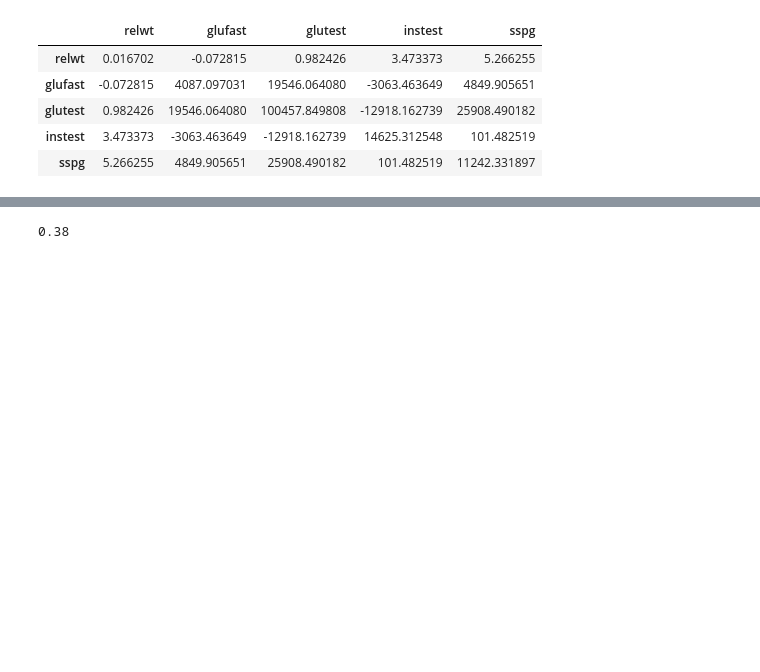
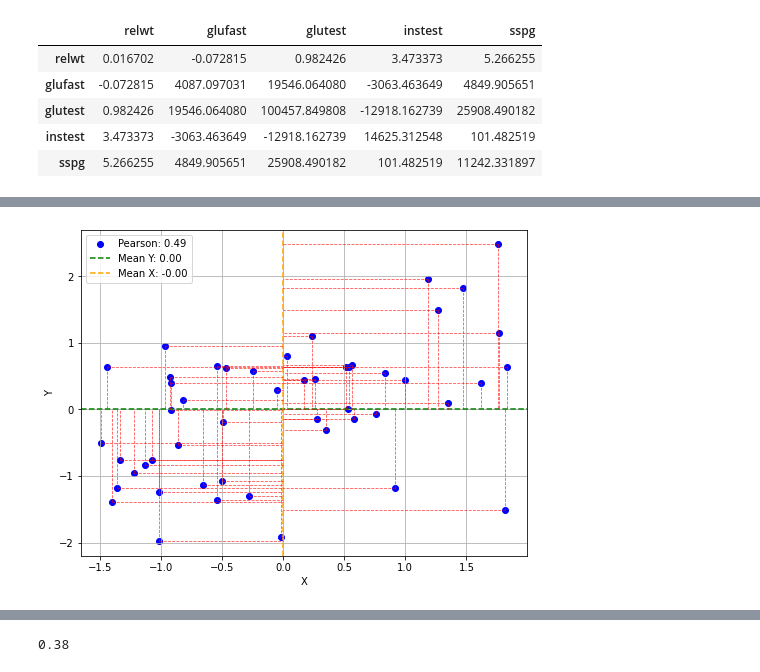
Before and after one commit to antoninofurnari/fadlecturenotes2425, a Jupyter notebook: lecturenotes/lectures/lecture3/02_associazione_variabili.ipynb, the cells around one changed output, grey strips where cells are left out. Drawn from its saved outputs; the diff is of its cells as text; code cells hidden in the pictures; blank space fills up the shorter version.

```diff
--- a/lecturenotes/lectures/lecture3/02_associazione_variabili.ipynb
+++ b/lecturenotes/lectures/lecture3/02_associazione_variabili.ipynb
@@ -643,0 +725,50 @@ Queste quantità hanno una interpretazione geometrica. Consideriamo il seguente
+# %%
+import matplotlib.pyplot as plt
+import numpy as np
+from scipy.stats import pearsonr, zscore
+
+# Generate example data
+np.random.seed(42)
+x = np.random.rand(50)
+y = 2 * x + 1 + np.random.randn(50)  # A linear relationship with some noise
+
+x = zscore(x)
+y = zscore(y)
+
+# Calculate the Covariance
+#cov = np.cov(x,y)[0,1]
+cov = pearsonr(x,y)[0]
+
+# Calculate the means of the two samples
+mean_x = np.mean(x)
+mean_y = np.mean(y)
+
+# Create a scatter plot
+plt.figure(figsize=(8, 6))
+plt.scatter(x, y, label=f'Pearson: {cov:.2f}', color='blue')
+
+# Plot the means as horizontal and vertical lines
+plt.axhline(mean_y, color='green', linestyle='--', label=f'Mean Y: {mean_y:.2f}')
+plt.axvline(mean_x, color='orange', linestyle='--', label=f'Mean X: {mean_x:.2f}')
+
+# Add line segments from data points to the respective mean lines
+for i in range(len(x)):
+    plt.plot([x[i], mean_x], [y[i], y[i]], 'r--', linewidth=0.8, alpha=0.7)
+    plt.plot([x[i], x[i]], [y[i], mean_y], 'r--', linewidth=0.8, alpha=0.7)
+
+# Labels and title
+plt.xlabel('X')
+plt.ylabel('Y')
+
+# Show legend
+plt.legend()
+
+
+x = zscore(x)
+y = zscore(y)
+
+# Display the plot
+plt.grid()
+plt.show()
+# %% [output]
+[figure, added]
```
Also changed, not shown: parts of 15 cells of this notebook, 1 other file.
